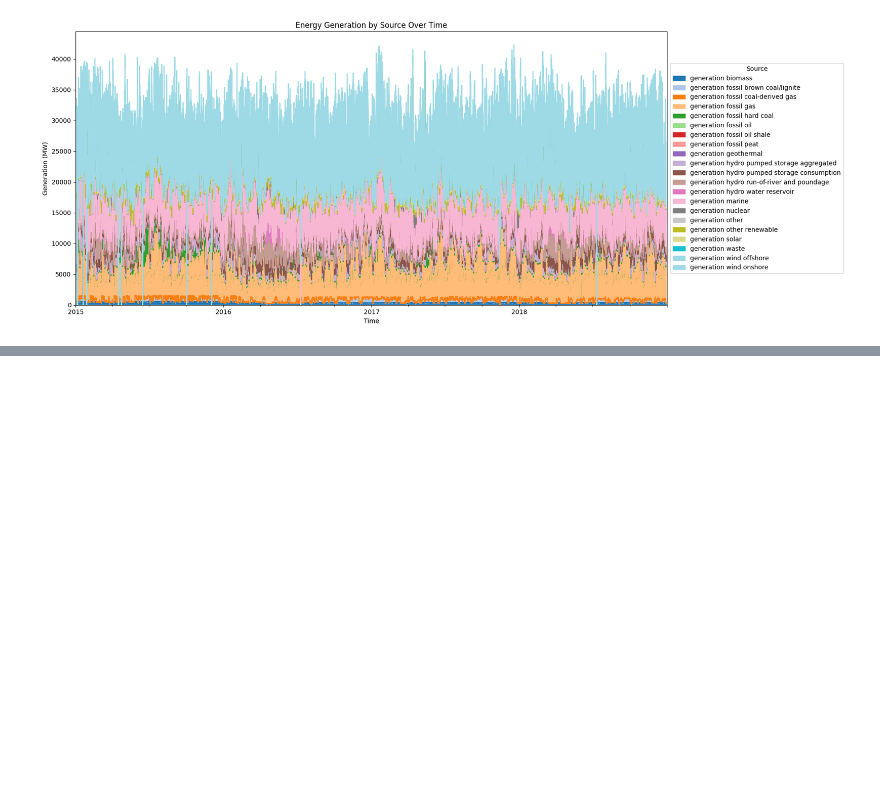
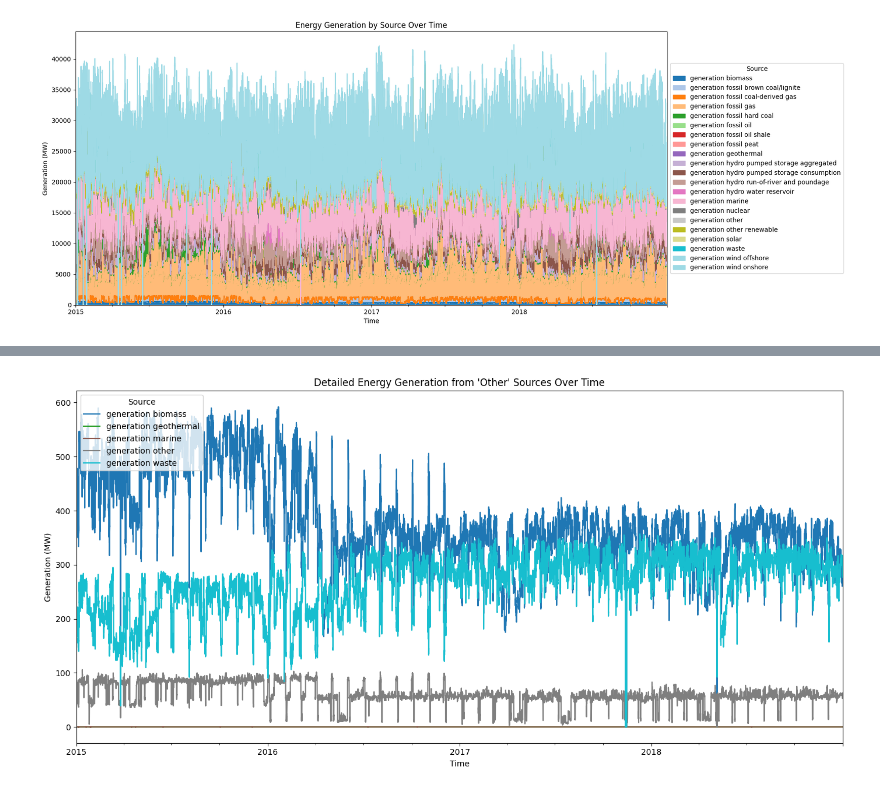
Before and after one commit to zoemcbride/energy-data-lab, a Jupyter notebook: spanish_energy_data_weather_analysis.ipynb, the cells around one changed output, grey strips where cells are left out. Drawn from its saved outputs; the diff is of its cells as text; code cells hidden in the pictures; blank space fills up the shorter version.

```diff
--- a/spanish_energy_data_weather_analysis.ipynb
+++ b/spanish_energy_data_weather_analysis.ipynb
@@ -98,0 +149,19 @@ plt.show()
+# %%
+# The "Other" category is a larger fraction than expected, so let's zoom in on just the "Other" energy sources
+# Extracting the "Other" category data
+other_sources = energy_sources[['generation biomass', 'generation geothermal', 'generation marine',
+                                'generation other', 'generation waste']]
+
+# Plotting
+plt.figure(figsize=(14, 7))
+colors = plt.cm.tab10(np.linspace(0, 1, len(other_sources.columns)))
+other_sources.plot(ax=plt.gca(), color=colors)
+
+plt.title("Detailed Energy Generation from 'Other' Sources Over Time")
+plt.ylabel("Generation (MW)")
+plt.xlabel("Time")
+plt.legend(title="Source", loc="upper left")
+plt.tight_layout()
+plt.show()
+# %% [output]
+[figure, added]
```
Also changed, not shown: parts of 12 cells of this notebook.
